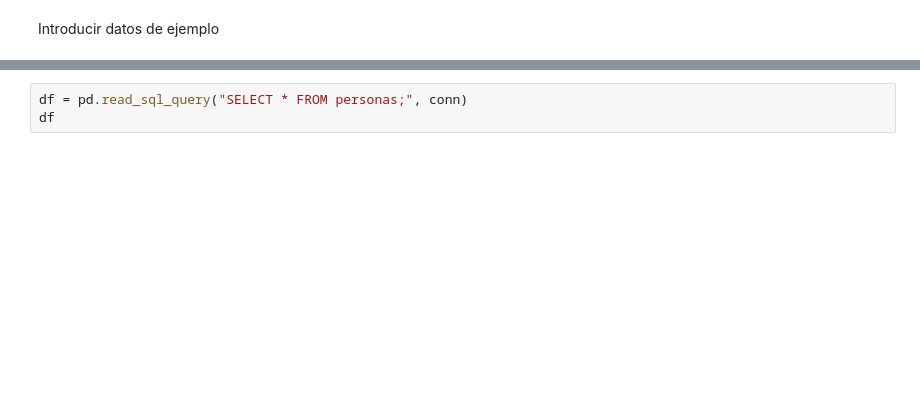
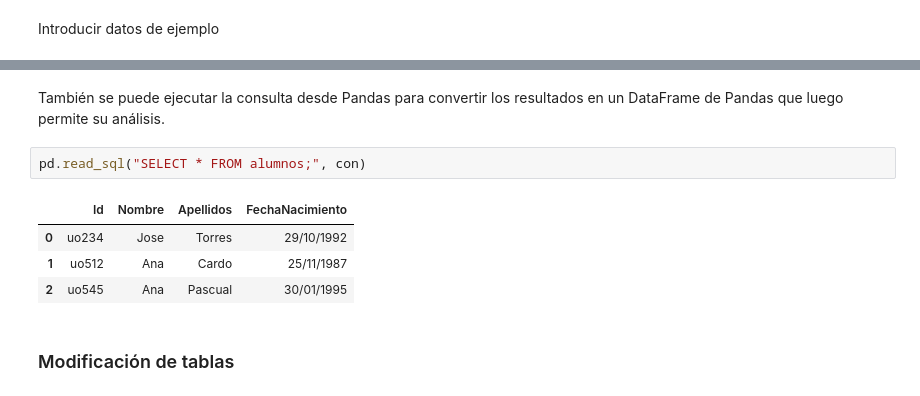
Before and after one commit to cursosLabra/introBBDD, a Jupyter notebook: Books/presentacion.ipynb, the cells around one changed output, grey strips where cells are left out. Cells and saved outputs as stored; diff of their text form; blank space fills up the shorter version.

```diff
--- a/Books/presentacion.ipynb
+++ b/Books/presentacion.ipynb
@@ -69,3 +96,11 @@ Consultar tabla
+# %% [markdown]
+También se puede ejecutar la consulta desde Pandas para convertir los resultados en un DataFrame de Pandas que luego permite su análisis.
 # %%
-df = pd.read_sql_query("SELECT * FROM personas;", conn)
-df
+pd.read_sql("SELECT * FROM alumnos;", con)
+# %% [output]
+|  | Id | Nombre | Apellidos | FechaNacimiento |
+| 0 | uo234 | Jose | Torres | 29/10/1992 |
+| 1 | uo512 | Ana | Cardo | 25/11/1987 |
+| 2 | uo545 | Ana | Pascual | 30/01/1995 |
+# %% [markdown]
+### Modificación de tablas
```
Also changed, not shown: parts of 43 cells of this notebook.
